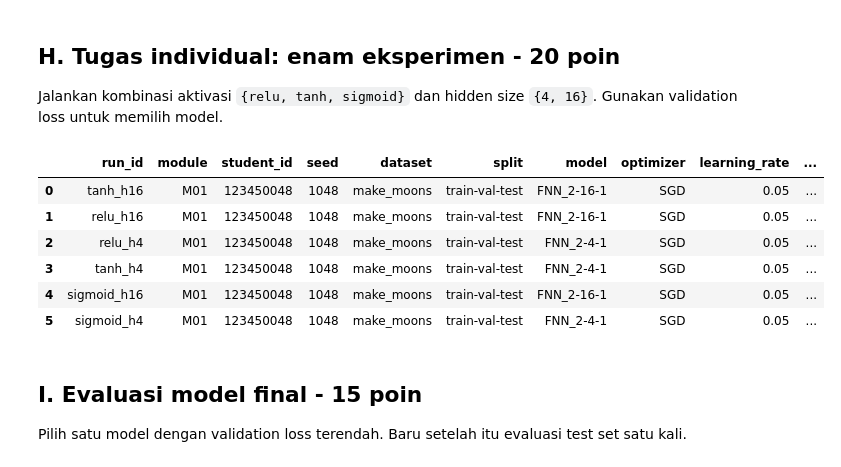
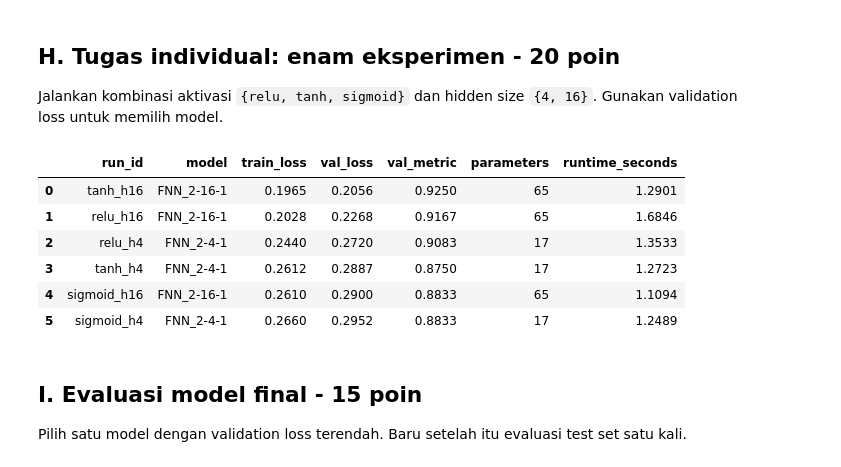
Before and after one commit to dillcipher/Modul-Praktikum-Deep-Learning, a Jupyter notebook: modul-01/M01_123450048.ipynb, the cells around one changed output. Drawn from its saved outputs; the diff is of its cells as text; code cells hidden in the pictures.

Commit message:
update modul 1

```diff
--- a/modul-01/M01_123450048.ipynb
+++ b/modul-01/M01_123450048.ipynb
@@ -300,8 +335,6 @@ X_test_t, y_test_t = as_tensor(X_test_s).to(DEVICE), as_tensor(y_test_f).to(DEVI
 
 def evaluate(model, X_tensor, y_tensor):
     model.eval()
-    X_tensor = X_tensor.to(DEVICE)
-    y_tensor = y_tensor.to(DEVICE)
     with torch.no_grad():
         logits = model(X_tensor)
         loss = nn.functional.binary_cross_entropy_with_logits(logits, y_tensor).item()
@@ -393,6 +432,12 @@ experiment_rows = []
 trained_models = {}
 histories = {}
 
+# Untuk setiap kombinasi:
+# 1. buat model baru dengan seed yang sama;
+# 2. latih dengan anggaran tetap;
+# 3. evaluasi train dan validation;
+# 4. simpan model/history;
+# 5. tambahkan satu dictionary metrik ke experiment_rows.
 for activation in ACTIVATIONS:
     for hidden_dim in HIDDEN_SIZES:
         run_id = f'{activation}_h{hidden_dim}'
@@ -401,45 +446,46 @@ for activation in ACTIVATIONS:
             model, epochs=EPOCHS, learning_rate=LEARNING_RATE,
             batch_size=BATCH_SIZE, seed=SEED,
         )
-        train_metrics = evaluate(model, X_train_t, y_train_t)
+        train_metrics = evaluate(model, X_train_t.to(DEVICE), y_train_t.to(DEVICE))
         val_metrics = evaluate(model, X_val_t, y_val_t)
         trained_models[run_id] = model
         histories[run_id] = history
         experiment_rows.append({
             'run_id': run_id,
             'module': 'M01',
             'student_id': NIM,
             'seed': SEED,
             'dataset': 'make_moons',
             'split': 'train-val-test',
             'model': f'FNN_2-{hidden_dim}-1',
             'optimizer': 'SGD',
             'learning_rate': LEARNING_RATE,
             'batch_size': BATCH_SIZE,
             'epochs': EPOCHS,
             'train_loss': train_metrics['loss'],
             'val_loss': val_metrics['loss'],
             'val_metric': val_metrics['accuracy'],
             'test_metric': np.nan,
             'parameters': count_parameters(model),
             'trainable_parameters': count_parameters(model),
             'runtime_seconds': runtime_seconds,
             'device': str(DEVICE),
             'notes': f'activation={activation}; hidden_size={hidden_dim}',
         })
 
 results = pd.DataFrame(experiment_rows).sort_values('val_loss').reset_index(drop=True)
 assert len(results) == 6
-display(results)
+display(results[['run_id', 'model', 'train_loss', 'val_loss', 'val_metric',
+                 'parameters', 'runtime_seconds']])
 results.to_csv(f'M01_{NIM}_metrics.csv', index=False)
 # %% [output]
-|  | run_id | module | student_id | seed | dataset | split | model | optimizer | learning_rate | ... |
-| 0 | tanh_h16 | M01 | 123450048 | 1048 | make_moons | train-val-test | FNN_2-16-1 | SGD | 0.05 | ... |
-| 1 | relu_h16 | M01 | 123450048 | 1048 | make_moons | train-val-test | FNN_2-16-1 | SGD | 0.05 | ... |
-| 2 | relu_h4 | M01 | 123450048 | 1048 | make_moons | train-val-test | FNN_2-4-1 | SGD | 0.05 | ... |
-| 3 | tanh_h4 | M01 | 123450048 | 1048 | make_moons | train-val-test | FNN_2-4-1 | SGD | 0.05 | ... |
-| 4 | sigmoid_h16 | M01 | 123450048 | 1048 | make_moons | train-val-test | FNN_2-16-1 | SGD | 0.05 | ... |
-| 5 | sigmoid_h4 | M01 | 123450048 | 1048 | make_moons | train-val-test | FNN_2-4-1 | SGD | 0.05 | ... |
+|  | run_id | model | train_loss | val_loss | val_metric | parameters | runtime_seconds |
+| 0 | tanh_h16 | FNN_2-16-1 | 0.1965 | 0.2056 | 0.9250 | 65 | 1.2901 |
+| 1 | relu_h16 | FNN_2-16-1 | 0.2028 | 0.2268 | 0.9167 | 65 | 1.6846 |
+| 2 | relu_h4 | FNN_2-4-1 | 0.2440 | 0.2720 | 0.9083 | 17 | 1.3533 |
+| 3 | tanh_h4 | FNN_2-4-1 | 0.2612 | 0.2887 | 0.8750 | 17 | 1.2723 |
+| 4 | sigmoid_h16 | FNN_2-16-1 | 0.2610 | 0.2900 | 0.8833 | 65 | 1.1094 |
+| 5 | sigmoid_h4 | FNN_2-4-1 | 0.2660 | 0.2952 | 0.8833 | 17 | 1.2489 |
 # %% [markdown]
 ## I. Evaluasi model final - 15 poin
 
```
Also changed, not shown: parts of 21 cells of this notebook, 2 other files.
